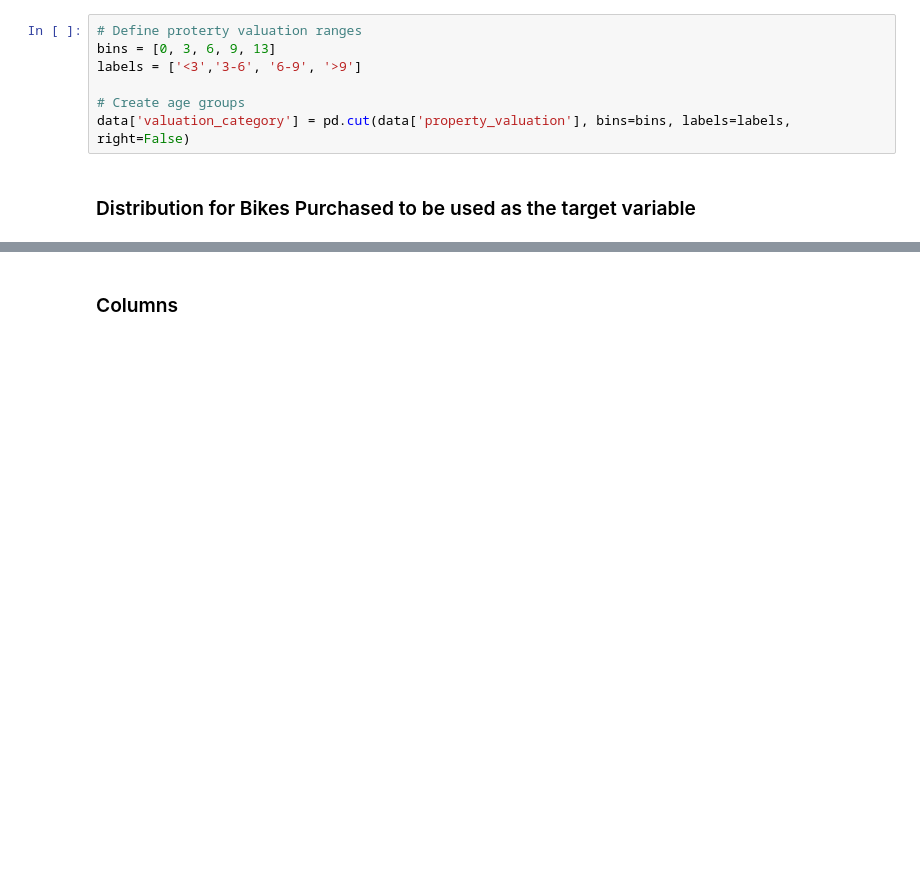
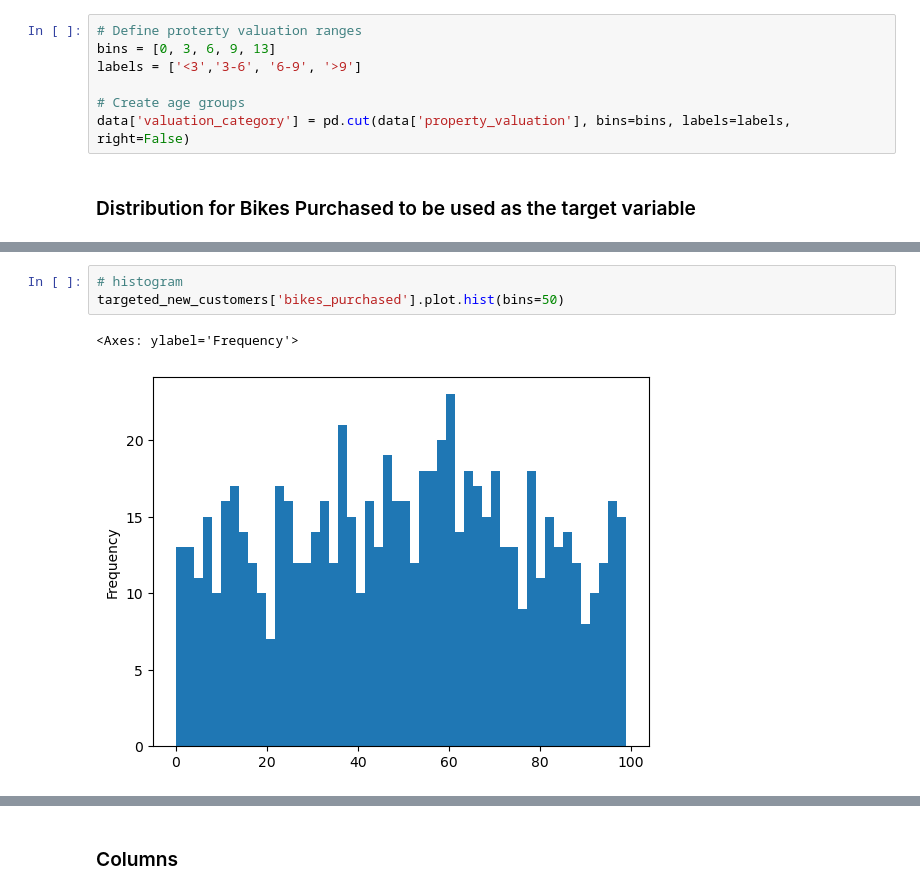
Before and after one commit to Daviedavie100/kpmg, a Jupyter notebook: kpmgproject - regressionProblem.ipynb, the cells around one changed output, grey strips where cells are left out. Saved outputs shown, nothing was run; the diff lists cells and outputs as text; blank space fills up the shorter version.

```diff
--- a/kpmgproject - regressionProblem.ipynb
+++ b/kpmgproject - regressionProblem.ipynb
@@ -156,0 +170,6 @@ data['past_3_years_bike_related_purchases'].plot.box()
+# %%
+# histogram
+targeted_new_customers['bikes_purchased'].plot.hist(bins=50)
+# %% [output]
+<Axes: ylabel='Frequency'>
+[figure, added]
```
Also changed, not shown: parts of 11 cells of this notebook.
